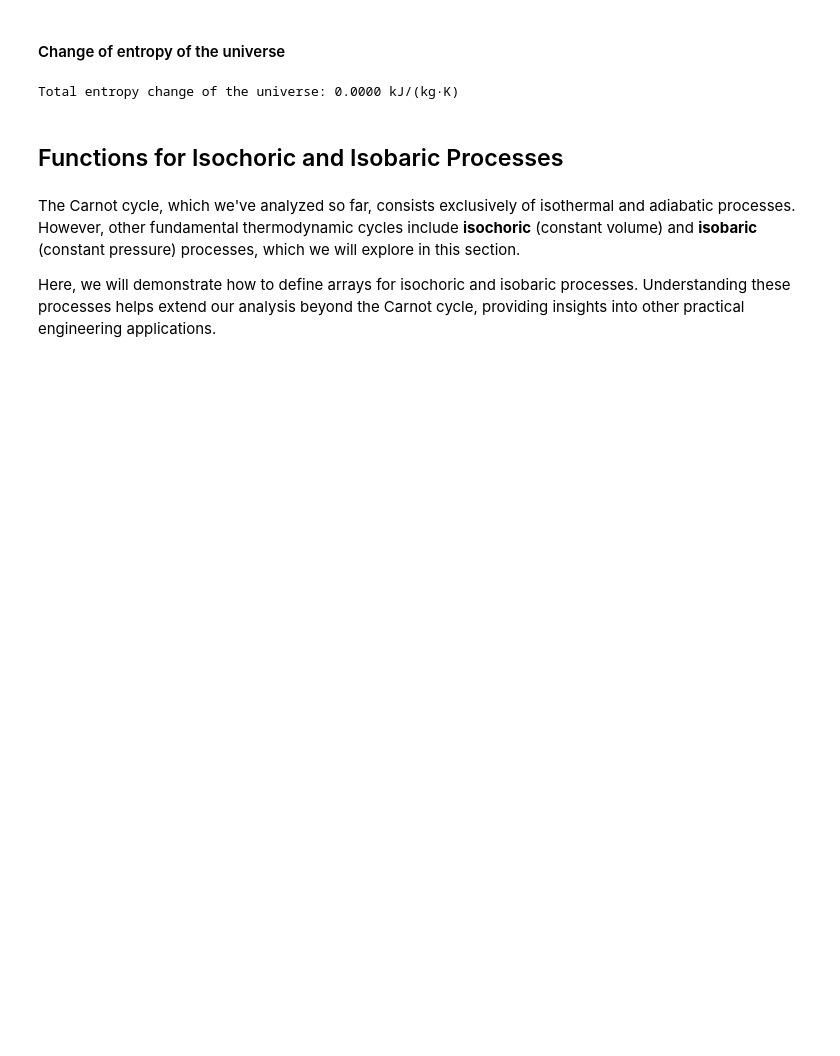
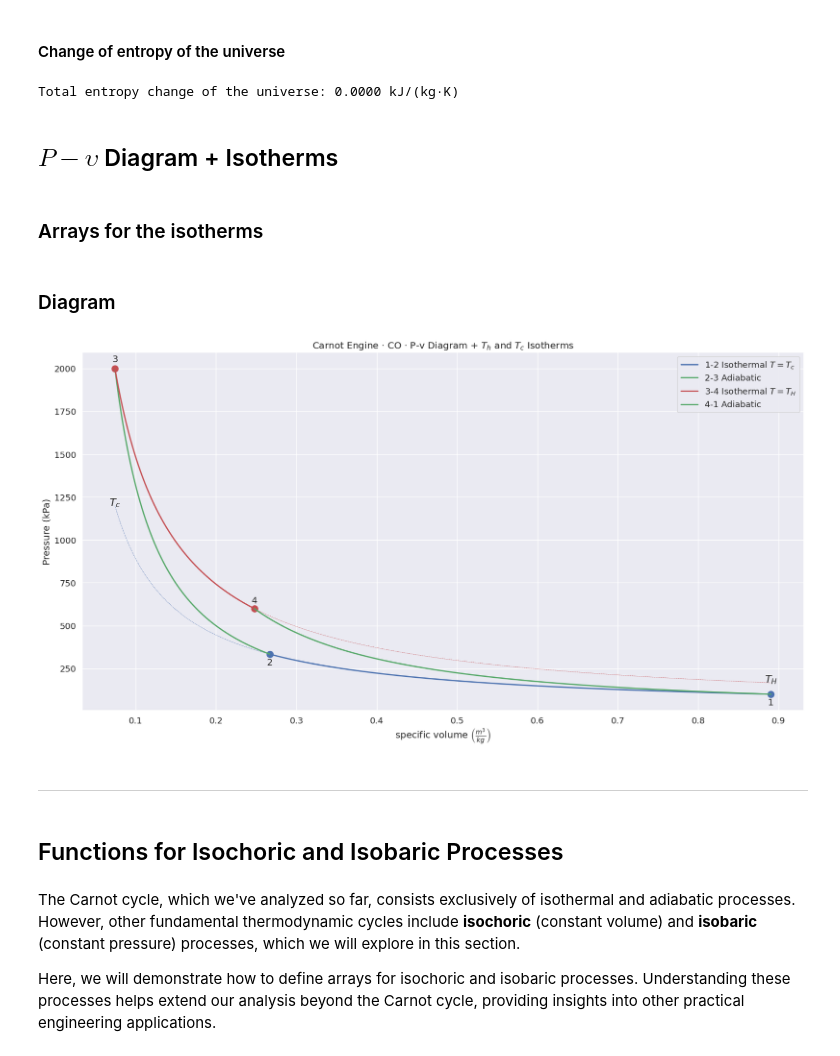
Before and after one commit to phystopia/thermodynamics, a Jupyter notebook: carnot_CO_ideal.ipynb, the cells around one changed output. Saved outputs shown, nothing was run; the diff lists cells and outputs as text; code cells hidden in the pictures; blank space fills up the shorter version.

```diff
--- a/carnot_CO_ideal.ipynb
+++ b/carnot_CO_ideal.ipynb
@@ -1264,3 +1284,7 @@ entropy_universe = entropy_net + entropy_source + entropy_sink
 print(f'Total entropy change of the universe: {entropy_universe:.4f} kJ/(kg·K)')
 # %% [output]
 Total entropy change of the universe: 0.0000 kJ/(kg·K)
+# %% [markdown]
+## $P-\upsilon$ Diagram + Isotherms
+# %% [markdown]
+### Arrays for the isotherms
@@ -1267,3 +1299,51 @@ Total entropy change of the universe: 0.0000 kJ/(kg·K)
+# %% [markdown]
+### Diagram
+# %%
+fig, ax = plt.subplots(figsize=(20, 10))
+
+# Title
+ax.set_title(r'Carnot Engine · CO · P-v Diagram + $T_h$ and $T_c$ Isotherms')
+
+# Isotherms
+ax.plot(vh,ph,'r--',linewidth=0.5)  # Th
+ax.plot(vc,pc,'b--',linewidth=0.5)  # Tc
+
+# Isotherms annotations
+ax.annotate(r'$T_c$', xy=(v3, P1*v1/v3), xytext=(v3, P1*v1/v3), fontsize=16, ha='center')  # Th
+ax.annotate(r'$T_H$', xy=(v1, P3*v3/v1), xytext=(v1, P3*v3/v1), fontsize=16, ha='center')  # Tc
+
+# State markers
+ax.plot(v1, P1, 'bo', markersize=10)  # State 1
+ax.plot(v2, P2, 'bo', markersize=10)  # State 2
+ax.plot(v3, P3, 'ro', markersize=10)  # State 3
+ax.plot(v4, P4, 'ro', markersize=10)  # State 4
+
+# State annotations
+ax.annotate('1', xy=(v1, P1), xytext=(v1, P1*0.35), fontsize=14, ha='center')  # State 1
+ax.annotate('2', xy=(v2, P2), xytext=(v2, P2*0.81), fontsize=14, ha='center')  # State 2
+ax.annotate('3', xy=(v3, P3), xytext=(v3, P3*1.02), fontsize=14, ha='center')  # State 3
+ax.annotate('4', xy=(v4, P4), xytext=(v4, P4*1.05), fontsize=14, ha='center')  # State 4
+
+# Process curves
+ax.plot(v12, P12, 'b-', linewidth=2, label=r'1-2 Isothermal $T=T_c$')  # 1➛2: Isothermal
+ax.plot(v23, P23, 'g-', linewidth=2, label= '2-3 Adiabatic')           # 2➛3: Adiabatic
+ax.plot(v34, P34, 'r-', linewidth=2, label=r'3-4 Isothermal $T=T_H$')  # 3➛4: Isothermal
+ax.plot(v41, P41, 'g-', linewidth=2, label= '4-1 Adiabatic')           # 4➛1: Adiabatic
+
+# Axis labels
+ax.set_ylabel('Pressure (kPa)')
+ax.set_xlabel(r'specific volume $\left(\frac{m^3}{kg}\right)$')
+
+ax.grid(True)                # Enable grid
+ax.legend(loc='upper right') # Show legend and adjusts its position to minimize overlap
+
+plt.show()
+# %% [output]
+[figure, added]
+# %% [markdown]
+
+
+---
 # %% [markdown]
 ## Functions for Isochoric and Isobaric Processes
 # %% [markdown]
```
Also changed, not shown: parts of 67 cells of this notebook.
